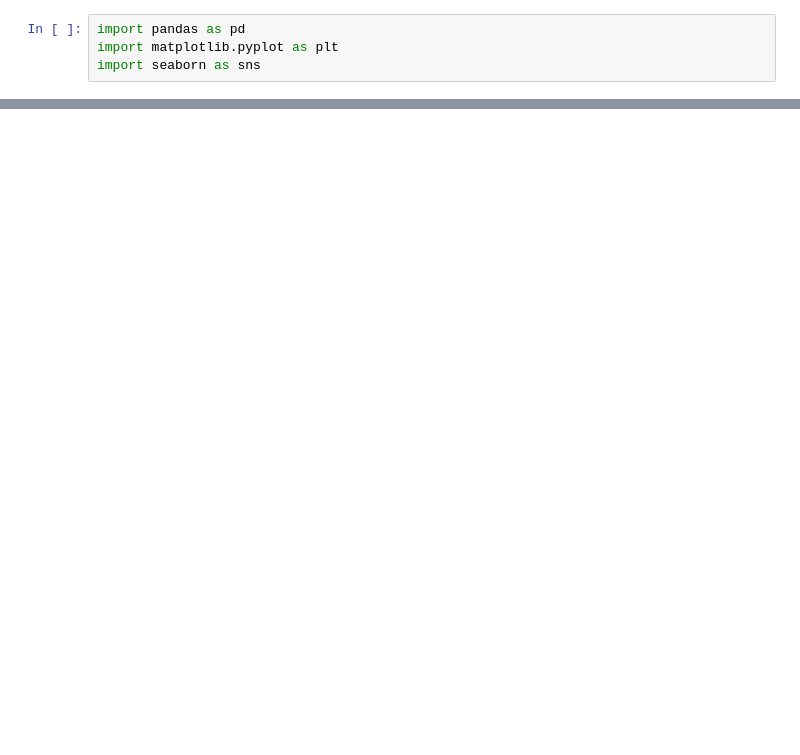
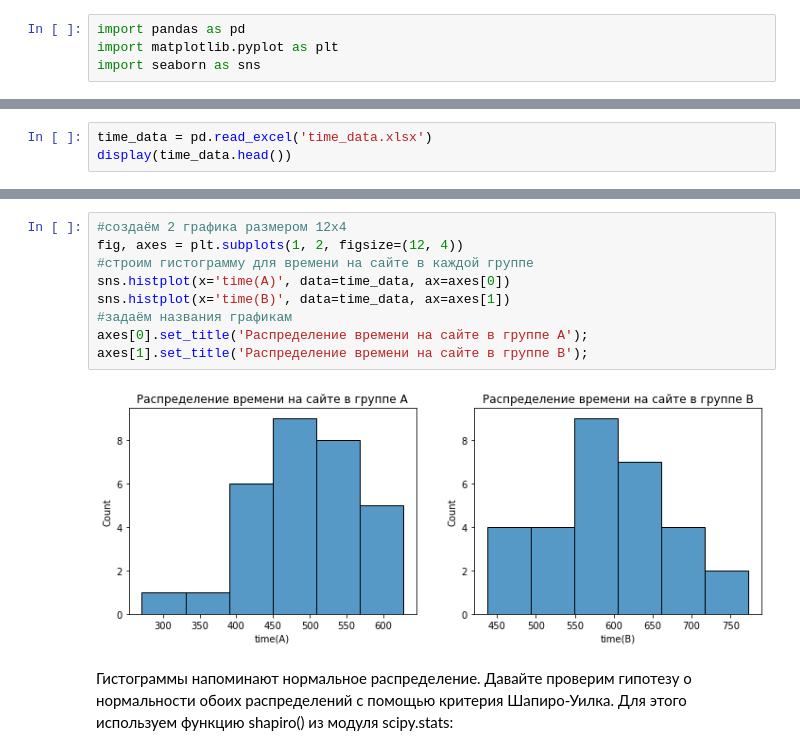
Before and after one commit to Vezdexod/sf_data_science, a Jupyter notebook: Data_Science_memory/EDA5/EDA5.5.ipynb, the cells around one changed output, grey strips where cells are left out. Cells and saved outputs as stored; diff of their text form; blank space fills up the shorter version.

```diff
--- a/Data_Science_memory/EDA5/EDA5.5.ipynb
+++ b/Data_Science_memory/EDA5/EDA5.5.ipynb
@@ -38,0 +5,3 @@ import seaborn as sns
+# %%
+time_data = pd.read_excel('time_data.xlsx')
+display(time_data.head())
@@ -38,0 +15,13 @@ import seaborn as sns
+# %%
+#создаём 2 графика размером 12x4
+fig, axes = plt.subplots(1, 2, figsize=(12, 4))
+#строим гистограмму для времени на сайте в каждой группе
+sns.histplot(x='time(A)', data=time_data, ax=axes[0])
+sns.histplot(x='time(B)', data=time_data, ax=axes[1])
+#задаём названия графикам
+axes[0].set_title('Распределение времени на сайте в группе А');
+axes[1].set_title('Распределение времени на сайте в группе B');
+# %% [output]
+[figure, added]
+# %% [markdown]
+Гистограммы напоминают нормальное распределение. Давайте проверим гипотезу о нормальности обоих распределений с помощью критерия Шапиро-Уилка. Для этого используем функцию shapiro() из модуля scipy.stats:
```
Also changed, not shown: parts of 24 cells of this notebook, 10 other files.
